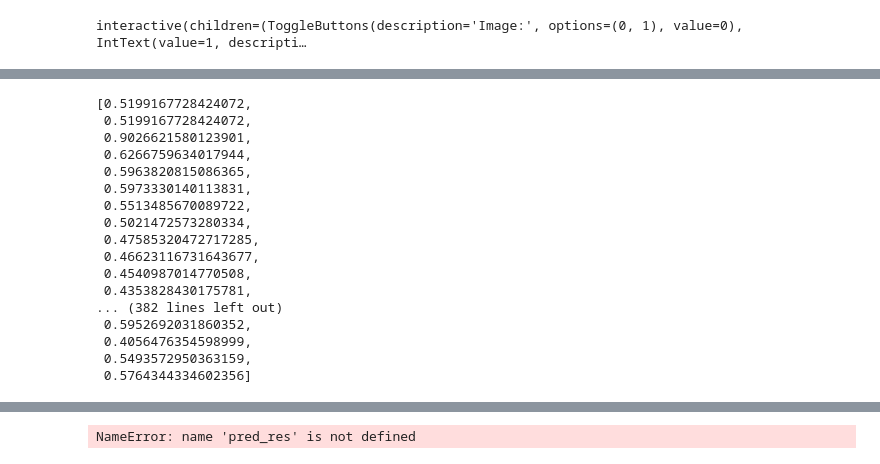
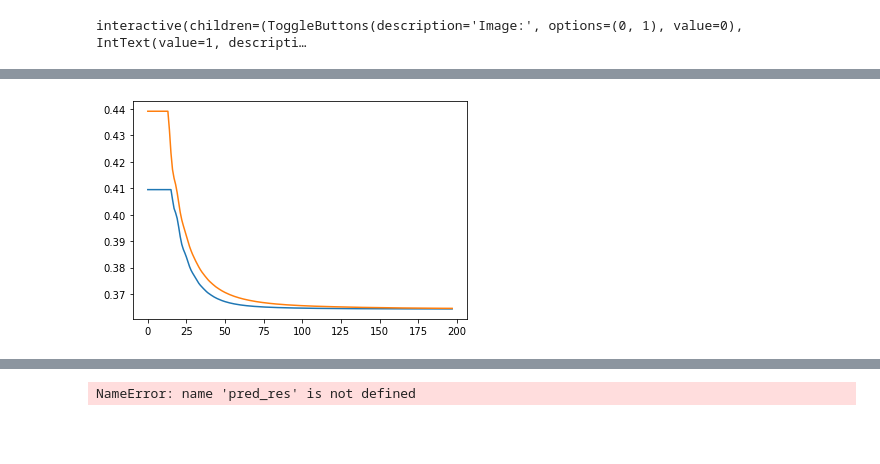
Before and after one commit to seung-lab/metroem, a Jupyter notebook: notebooks/Manual Alignment Mouse.ipynb, the cells around one changed output, grey strips where cells are left out. Drawn from its saved outputs; the diff is of its cells as text; code cells hidden in the pictures; blank space fills up the shorter version.

```diff
--- a/notebooks/Manual Alignment Mouse.ipynb
+++ b/notebooks/Manual Alignment Mouse.ipynb
@@ -11,17 +11,25 @@ import random
 import modelhouse
 import json
 
-iter_count = 500
+iter_count = 600
 
 model_path = "gs://corgie/models/pyramid_m4m6m9/0_mip7in_mip9module"
 aligners = defaultdict(lambda: {})
 
 
+aligners[4]['noopt'] = modelhouse.load_model(
+    path=model_path,
+    params=json.dumps({
+         "finetune": True, "finetune_iter": 1, "checkpoint_name": "metric_net",
+         "finetune_sm": 10
+    })
+)
+
 aligners[7]['without_net'] = modelhouse.load_model(
     path=model_path,
     params=json.dumps({
          "finetune": True, "finetune_iter": iter_count, "checkpoint_name": "metric_net",
-         "finetune_sm": 3, "ignore_net_output": True
+         "finetune_sm": 30, "ignore_net_output": True
     })
 )
 
@@ -29,7 +37,7 @@ aligners[7]['with_net'] = modelhouse.load_model(
     path=model_path,
     params=json.dumps({
          "finetune": True, "finetune_iter": iter_count, "checkpoint_name": "metric_net",
-         "finetune_sm": 3, "ignore_net_output": False
+         "finetune_sm": 30, "ignore_net_output": False
     })
 )
 
@@ -39,7 +47,7 @@ aligners[5]['without_net'] = modelhouse.load_model(
     path=model_path,
     params=json.dumps({
          "finetune": True, "finetune_iter": iter_count, "checkpoint_name": "metric_net",
-         "finetune_sm": 4, "ignore_net_output": True
+         "finetune_sm": 40, "ignore_net_output": True
     })
 )
 
@@ -47,7 +55,7 @@ aligners[5]['with_net'] = modelhouse.load_model(
     path=model_path,
     params=json.dumps({
          "finetune": True, "finetune_iter": iter_count, "checkpoint_name": "metric_net",
-         "finetune_sm": 4, "ignore_net_output": False
+         "finetune_sm": 40, "ignore_net_output": False
     })
 )
 
@@ -57,7 +65,7 @@ aligners[4]['without_net'] = modelhouse.load_model(
     path=model_path,
     params=json.dumps({
          "finetune": True, "finetune_iter": iter_count, "checkpoint_name": "metric_net",
-         "finetune_sm": 6, "ignore_net_output": True
+         "finetune_sm": 100, "ignore_net_output": True
     })
 )
 
@@ -65,7 +73,7 @@ aligners[4]['with_net'] = modelhouse.load_model(
     path=model_path,
     params=json.dumps({
          "finetune": True, "finetune_iter": iter_count, "checkpoint_name": "metric_net",
-         "finetune_sm": 6, "ignore_net_output": False
+         "finetune_sm": 100, "ignore_net_output": False
     })
 )
 # %% [output]
@@ -111,12 +185,12 @@ import torch
 
 img_path = {}
 img_path['raw'] = 'gs://corgie_package/minie/test_x1/img/unaligned_normalized_defects'
-img_path['aligned_m7'] = 'gs://corgie_package/tmp/minnie/m7_x1/img/img_aligned'
-img_path['aligned_m5'] = 'gs://corgie_package/tmp/minnie/m5_x1/img/img_aligned'
+img_path['aligned_m7'] = 'gs://corgie_package/tmp/minnie/m7_x3/img/img_aligned'
+img_path['aligned_m5'] = 'gs://corgie_package/tmp/minnie/m5_x3/img/img_aligned'
 
 
 z_s = 17501
-z_e = 17502
+z_e = 17509
 
 x_s = 150000
 x_e = 210000
@@ -221,20 +250,9 @@ without_net_losses['result']
-# %%
-without_net_losses['result']
-# %% [output]
-[0.5199167728424072,
- 0.5199167728424072,
- 0.9026621580123901,
- 0.6266759634017944,
- 0.5963820815086365,
- 0.5973330140113831,
- 0.5513485670089722,
- 0.5021472573280334,
- 0.47585320472717285,
- 0.46623116731643677,
- 0.4540987014770508,
- 0.4353828430175781,
-... (382 lines left out)
- 0.5952692031860352,
- 0.4056476354598999,
- 0.5493572950363159,
- 0.5764344334602356]
+# %%
+line1 = with_net_losses['result'][2:200]
+line2 = without_net_losses['result'][2:200]
+# %%
+import seaborn as sns
+g = sns.lineplot(y=line1, x=range(len(line1)))
+g = sns.lineplot(y=line2, x=range(len(line2)))
+# %% [output]
+[figure, added]
```
Also changed, not shown: parts of 9 cells of this notebook, 3 other files.
